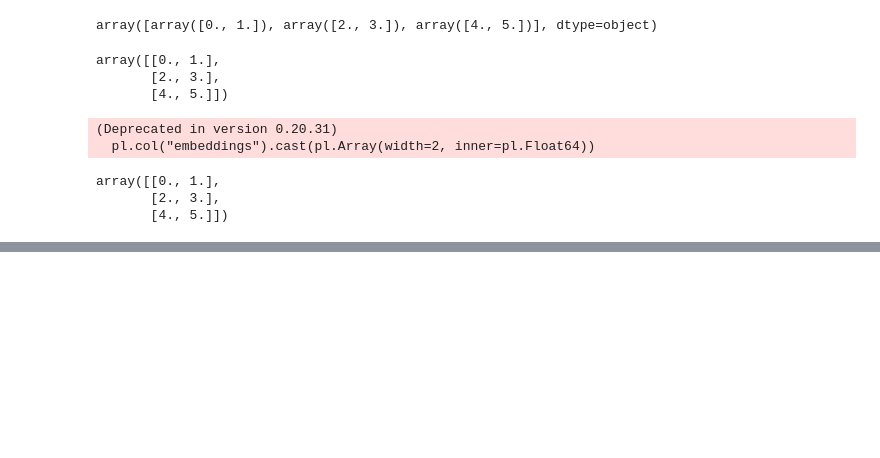
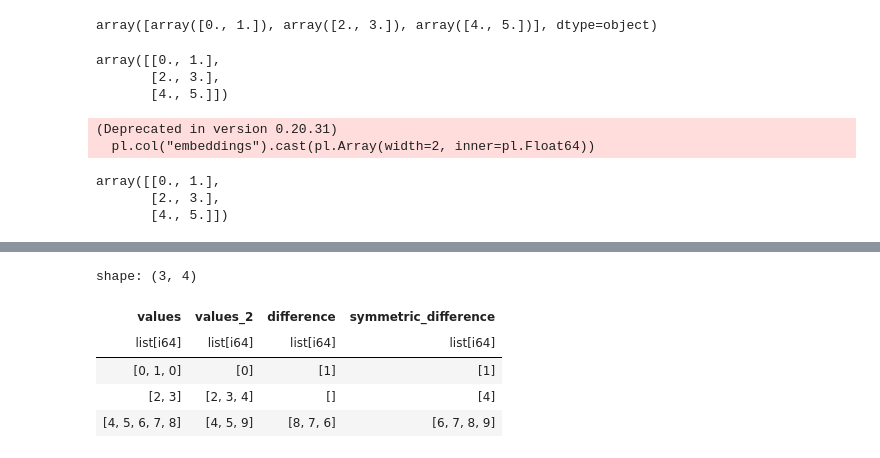
Before and after one commit to yukikitayama/data-analysis, a Jupyter notebook: polars/list_dtype.ipynb, the cells around one changed output, grey strips where cells are left out. Cells and saved outputs as stored; diff of their text form; code cells hidden in the pictures; blank space fills up the shorter version.

```diff
--- a/polars/list_dtype.ipynb
+++ b/polars/list_dtype.ipynb
@@ -275,0 +380,18 @@ array([[0., 1.],
+# %%
+df_set = (
+    pl.DataFrame(
+        {
+            "values": [
+                [0, 1, 0],
+                [2, 3],
+                [4, 5, 6, 7, 8]
+            ],
+            "values_2": [
+                [0],
+                [2, 3, 4],
+                [4, 5, 9]
+            ]
+        }
+    )
+)
+df_set
@@ -275,0 +420,2 @@ array([[0., 1.],
+# %%
+pl.Config.set_fmt_table_cell_list_len(6)
@@ -275,0 +438,15 @@ array([[0., 1.],
+# %%
+(
+    df_set
+    .with_columns(
+        pl.col("values").list.set_difference(pl.col("values_2")).alias("difference"),
+        pl.col("values").list.set_symmetric_difference(pl.col("values_2")).alias("symmetric_difference")
+    )
+)
+# %% [output]
+shape: (3, 4)
+| values | values_2 | difference | symmetric_difference |
+| list[i64] | list[i64] | list[i64] | list[i64] |
+| [0, 1, 0] | [0] | [1] | [1] |
+| [2, 3] | [2, 3, 4] | [] | [4] |
+| [4, 5, 6, 7, 8] | [4, 5, 9] | [8, 7, 6] | [6, 7, 8, 9] |
```
Also changed, not shown: parts of 14 cells of this notebook, 1 other file.
